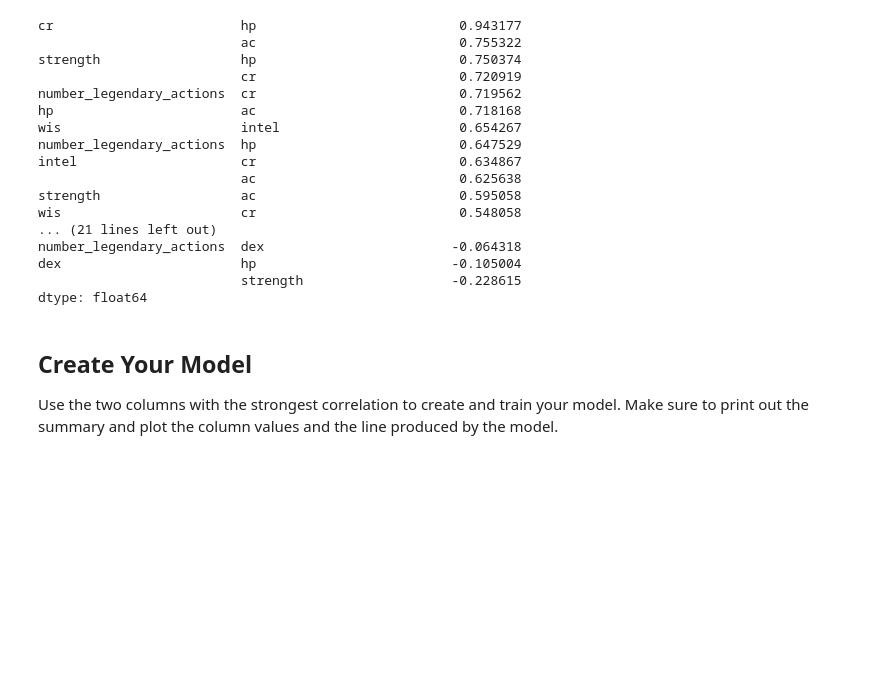
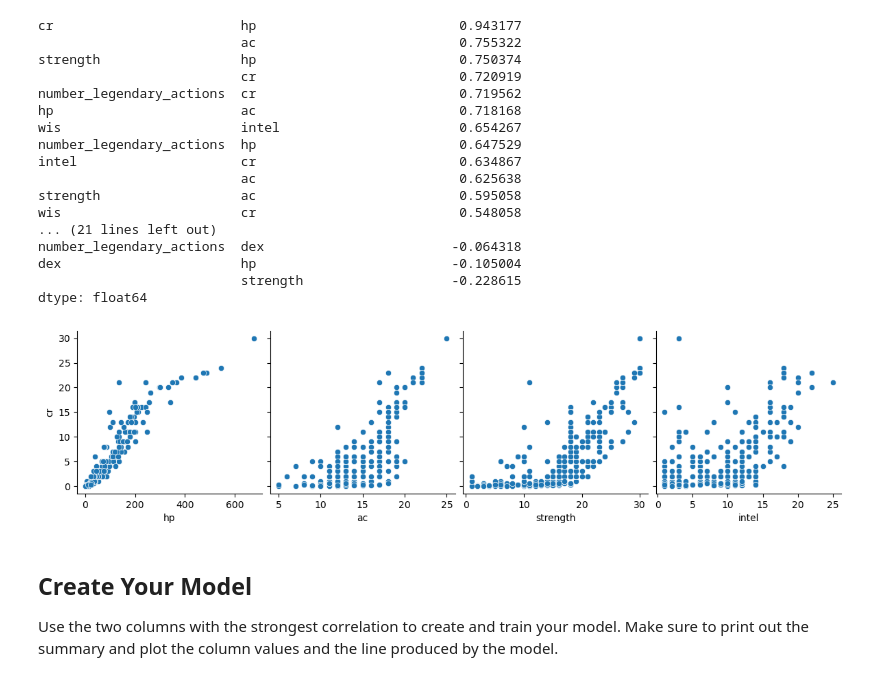
Before and after one commit to odelmas-sci/checkpoint-five, a Jupyter notebook: checkpoint-five.ipynb, the cells around one changed output. Drawn from its saved outputs; the diff is of its cells as text; code cells hidden in the pictures; blank space fills up the shorter version.

```diff
--- a/checkpoint-five.ipynb
+++ b/checkpoint-five.ipynb
@@ -109,6 +115,12 @@ number_legendary_actions  dex                        -0.064318
 dex                       hp                         -0.105004
                           strength                   -0.228615
 dtype: float64
+# %%
+sns.pairplot(powerful, x_vars=['hp', 'ac','strength', 'intel'],
+             y_vars='cr', height=3, aspect=1, kind='scatter')
+plt.show()
+# %% [output]
+[figure, added]
 # %% [markdown]
 ## Create Your Model
 
```
Also changed, not shown: parts of 8 cells of this notebook.
